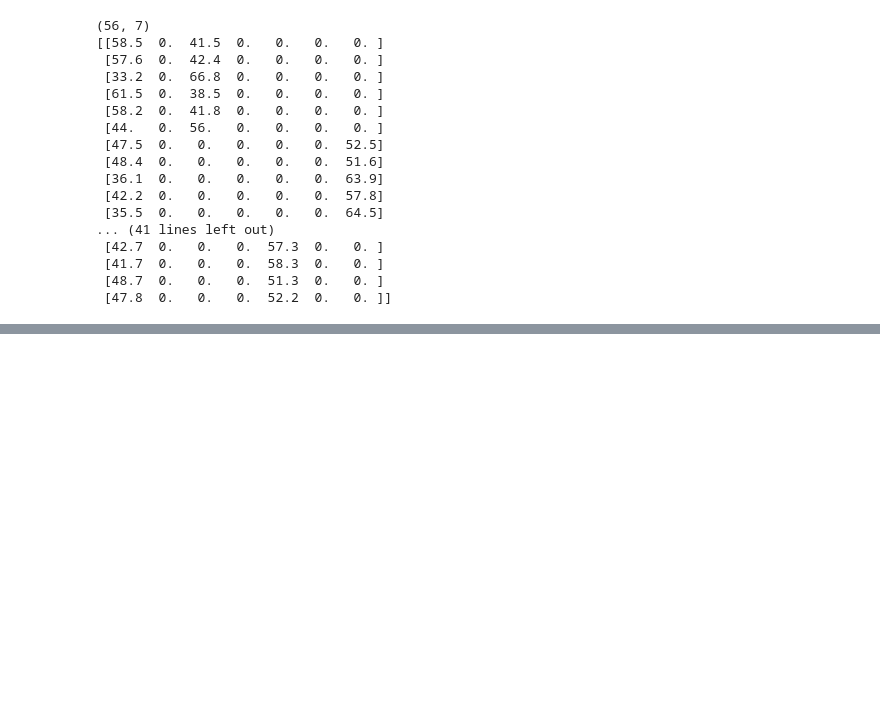
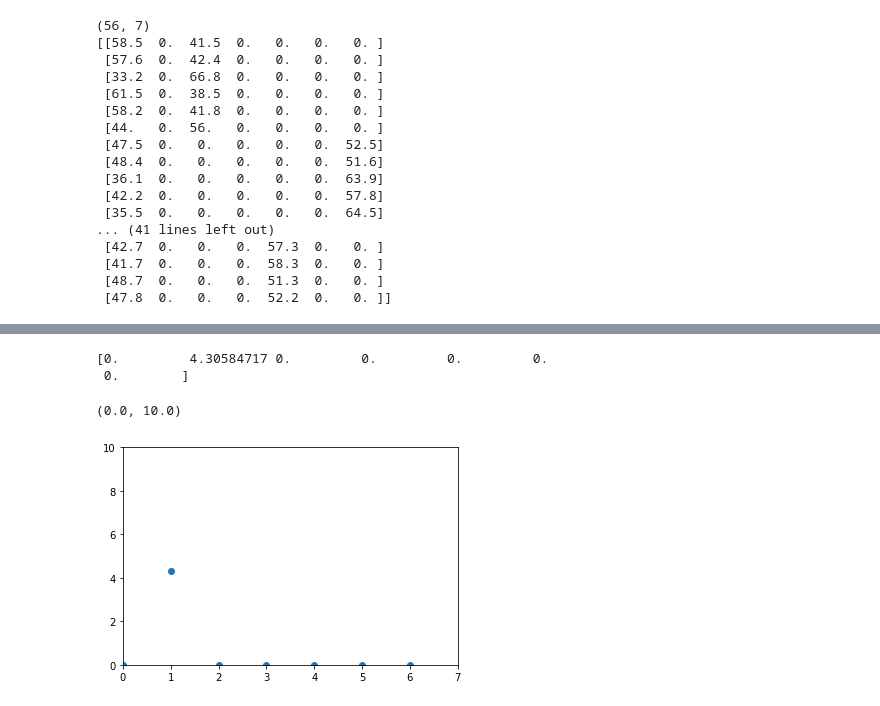
Before and after one commit to josephsv96/Gaussian_2D, a Jupyter notebook: testing.ipynb, the cells around one changed output, grey strips where cells are left out. Cells and saved outputs as stored; diff of their text form; code cells hidden in the pictures; blank space fills up the shorter version.

```diff
--- a/testing.ipynb
+++ b/testing.ipynb
@@ -118,0 +70,17 @@ IndexError: tuple index out of range
+# %%
+class_dist = segmap_arr.class_dist()
+# %%
+i = 0
+sample_y = (class_dist[i,:])
+sample_x = np.arange(sample_y.shape[0])
+
+print(class_dist[i,:])
+
+plt.scatter(sample_x, sample_y)
+plt.xlim(0,7)
+plt.ylim(0,10)
+# %% [output]
+[0.         4.30584717 0.         0.         0.         0.
+ 0.        ]
+(0.0, 10.0)
+[figure, added]
```
Also changed, not shown: parts of 13 cells of this notebook, 1 other file.
